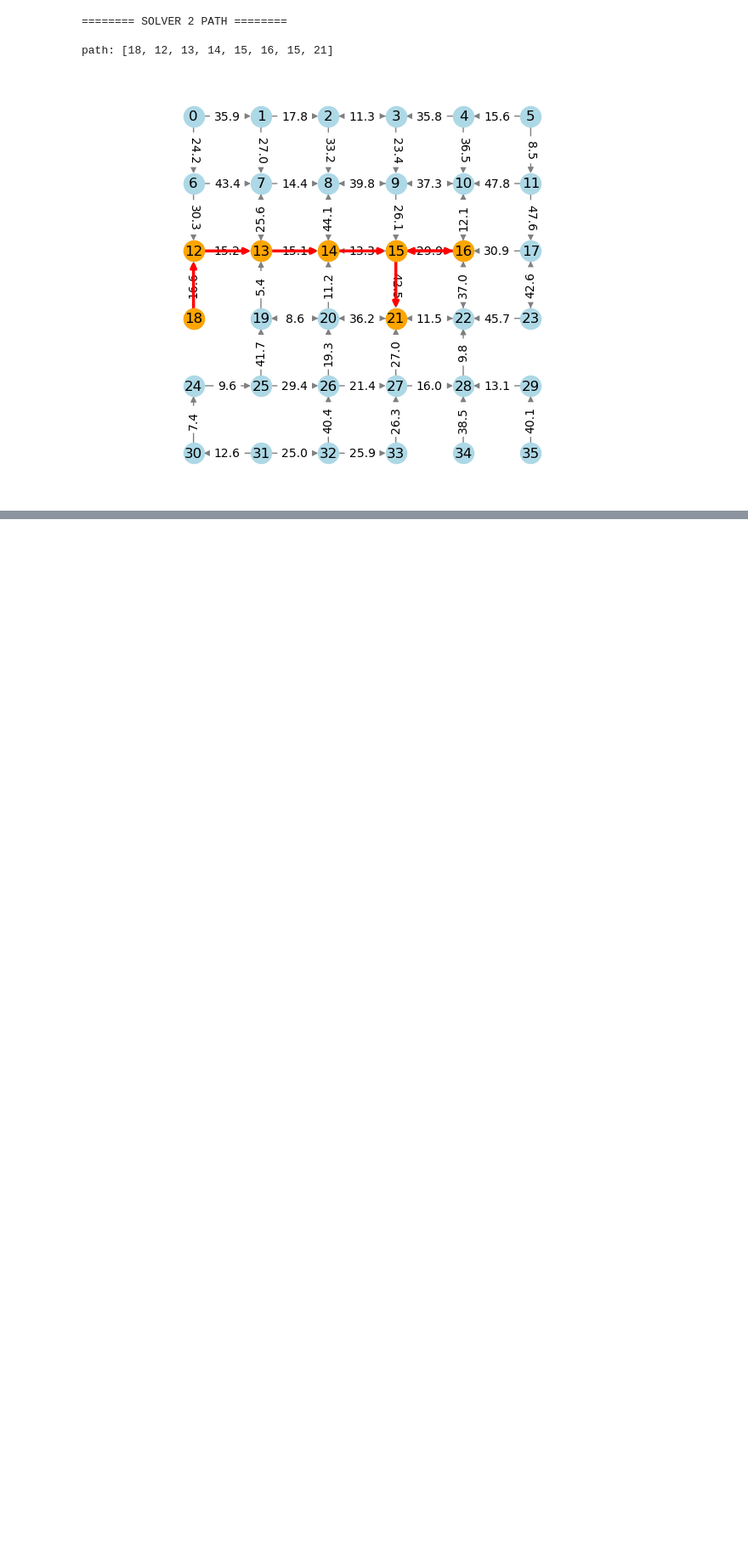
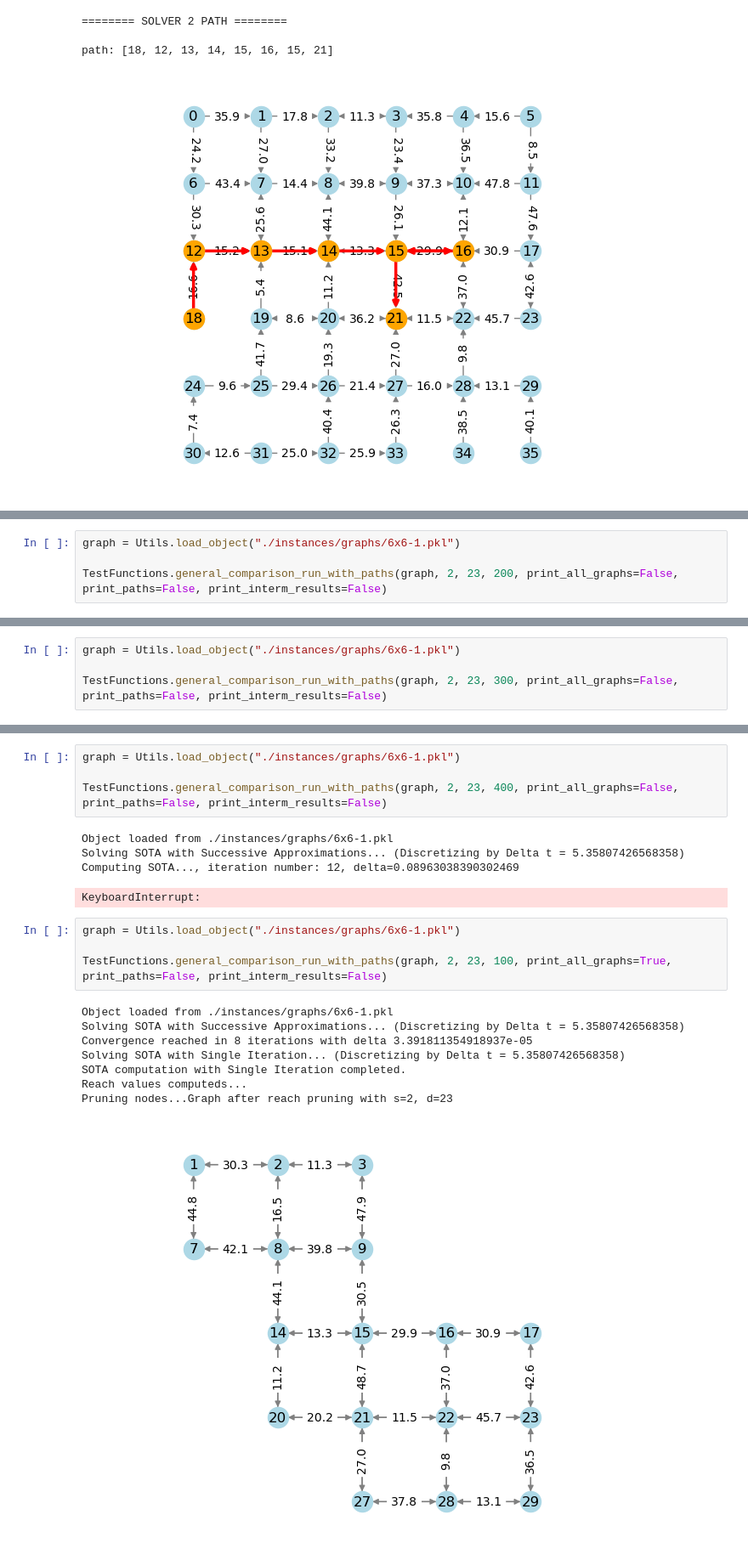
Before and after one commit to samuelepeirone/SOTA-py, a Jupyter notebook: notebook/test.ipynb, the cells around one changed output, grey strips where cells are left out. Shown at 85% size. Saved outputs shown, nothing was run; the diff lists cells and outputs as text; blank space fills up the shorter version.

```diff
--- a/notebook/test.ipynb
+++ b/notebook/test.ipynb
@@ -942,0 +1028,4 @@ path: [18, 12, 13, 14, 15, 16, 15, 21]
+# %%
+graph = Utils.load_object("./instances/graphs/6x6-1.pkl")
+
+TestFunctions.general_comparison_run_with_paths(graph, 2, 23, 200, print_all_graphs=False, print_paths=False, print_interm_results=False)
@@ -942,0 +1050,4 @@ path: [18, 12, 13, 14, 15, 16, 15, 21]
+# %%
+graph = Utils.load_object("./instances/graphs/6x6-1.pkl")
+
+TestFunctions.general_comparison_run_with_paths(graph, 2, 23, 300, print_all_graphs=False, print_paths=False, print_interm_results=False)
@@ -942,0 +1072,22 @@ path: [18, 12, 13, 14, 15, 16, 15, 21]
+# %%
+graph = Utils.load_object("./instances/graphs/6x6-1.pkl")
+
+TestFunctions.general_comparison_run_with_paths(graph, 2, 23, 400, print_all_graphs=False, print_paths=False, print_interm_results=False)
+# %% [output]
+Object loaded from ./instances/graphs/6x6-1.pkl
+Solving SOTA with Successive Approximations... (Discretizing by Delta t = 5.35807426568358)
+Computing SOTA..., iteration number: 12, delta=0.08963038390302469
+KeyboardInterrupt:
+# %%
+graph = Utils.load_object("./instances/graphs/6x6-1.pkl")
+
+TestFunctions.general_comparison_run_with_paths(graph, 2, 23, 100, print_all_graphs=True, print_paths=False, print_interm_results=False)
+# %% [output]
+Object loaded from ./instances/graphs/6x6-1.pkl
+Solving SOTA with Successive Approximations... (Discretizing by Delta t = 5.35807426568358)
+Convergence reached in 8 iterations with delta 3.391811354918937e-05
+Solving SOTA with Single Iteration... (Discretizing by Delta t = 5.35807426568358)
+SOTA computation with Single Iteration completed.
+Reach values computeds...
+Pruning nodes...Graph after reach pruning with s=2, d=23
+[figure, added]
```
Also changed, not shown: parts of 7 cells of this notebook, 6 other files.
